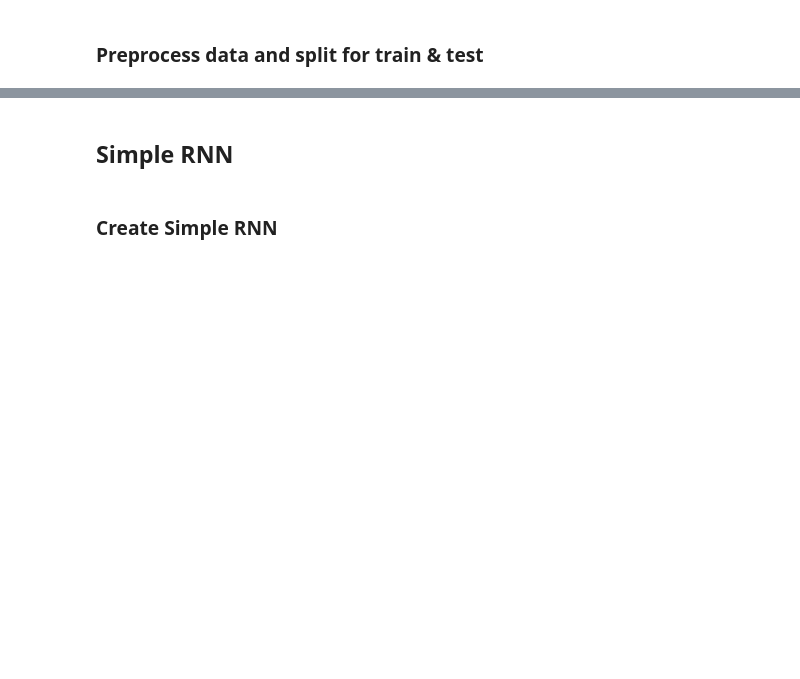
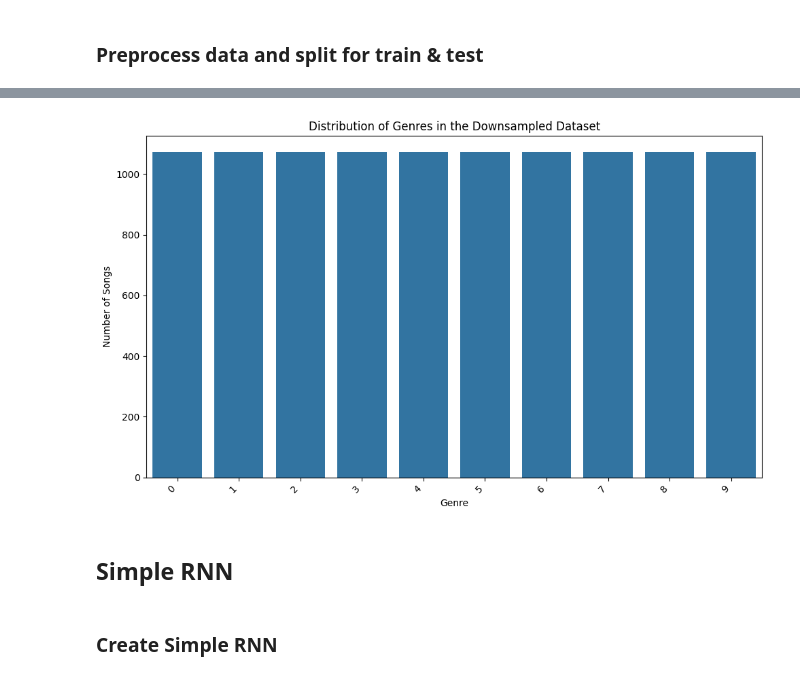
Before and after one commit to neilpelow/Deep-Learning-Models, a Jupyter notebook: notebooks/RNN_Variants.ipynb, the cells around one changed output, grey strips where cells are left out. Cells and saved outputs as stored; diff of their text form; code cells hidden in the pictures; blank space fills up the shorter version.

```diff
--- a/notebooks/RNN_Variants.ipynb
+++ b/notebooks/RNN_Variants.ipynb
@@ -58,0 +311,10 @@ Found GPU at: /device:GPU:0
+# %%
+# Encode labels
+encoder = LabelEncoder()
+new_train_data['Genre'] = encoder.fit_transform(new_train_data['Genre'])
+
+# Apply Random Oversampling
+ros = RandomOverSampler(random_state=42)
+X_resampled1, y_resampled1 = ros.fit_resample(new_train_data[['Lyrics']], new_train_data['Genre'])
+
+train_data = pd.DataFrame({'Lyrics': X_resampled1['Lyrics'].values, 'Genre': y_resampled1.values})
@@ -59,3 +585,20 @@ Found GPU at: /device:GPU:0
+# %%
+# prompt: Show distribution of classes in downsampled data
+
+# Count the occurrences of each genre in the downsampled data
+downsampled_genre_counts = train_data['Genre'].value_counts()
+
+# Create a bar plot of the genre distribution in the downsampled data
+plt.figure(figsize=(10, 6))
+sns.barplot(x=downsampled_genre_counts.index, y=downsampled_genre_counts.values)
+plt.xlabel('Genre')
+plt.ylabel('Number of Songs')
+plt.title('Distribution of Genres in the Downsampled Dataset')
+plt.xticks(rotation=45, ha='right')  # Rotate x-axis labels for better readability
+plt.tight_layout()
+plt.show()
+# %% [output]
+[figure, added]
 # %% [markdown]
 ## Simple RNN
 # %% [markdown]
```
Also changed, not shown: parts of 30 cells of this notebook.
